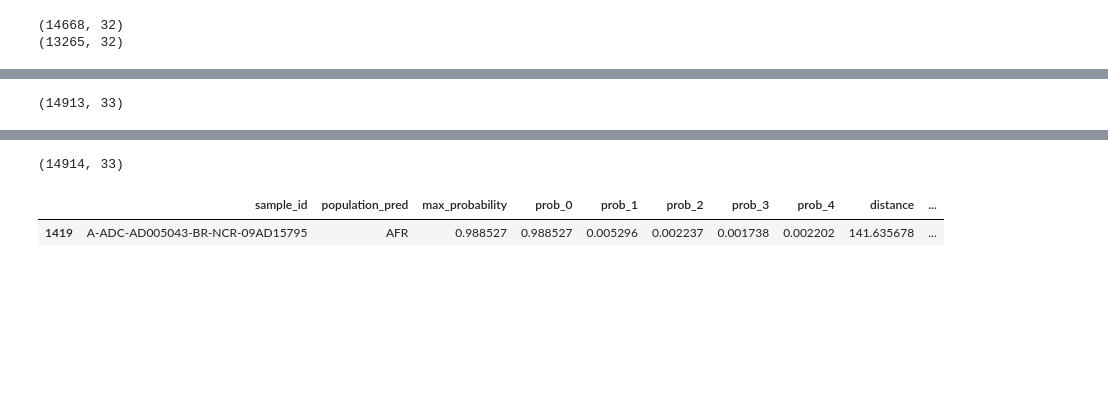
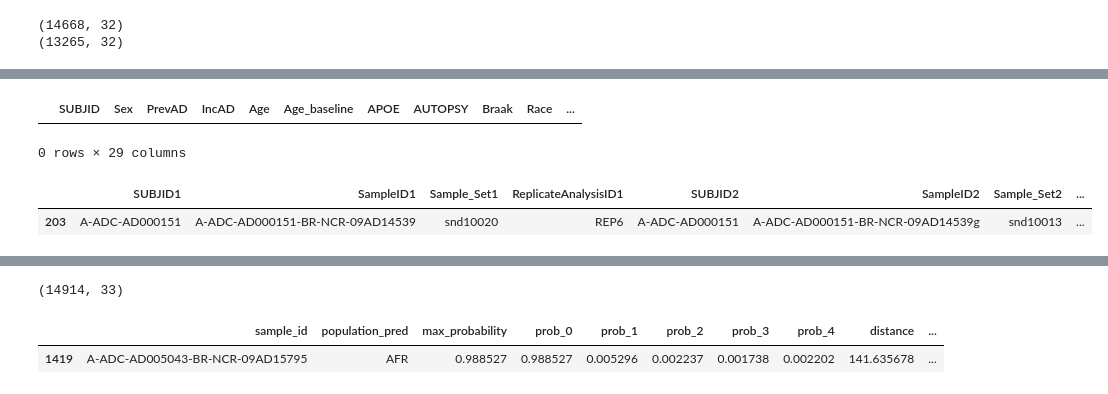
Before and after one commit to teresa-sansan/ADSP_polyfun, a Jupyter notebook: new_merge_phenotype_ancestry.ipynb, the cells around one changed output, grey strips where cells are left out. Cells and saved outputs as stored; diff of their text form; code cells hidden in the pictures; blank space fills up the shorter version.

```diff
--- a/new_merge_phenotype_ancestry.ipynb
+++ b/new_merge_phenotype_ancestry.ipynb
@@ -335,4 +326,11 @@ previous_pheno = pd.read_csv("/gpfs/commons/home/tlin/data/phenotype_0219.2021.t
-# %%
-ancestry_merge.shape
-# %% [output]
-(14913, 33)
+# %%
+test = phenotype2[phenotype2.SUBJID.isin(notfound)]
+test[~test.SUBJID.isin(drop_SUBJID)]
+# %% [output]
+|  | SUBJID | Sex | PrevAD | IncAD | Age | Age_baseline | APOE | AUTOPSY | Braak | Race | ... |
+0 rows × 29 columns
+# %%
+ADSP_duplicate[ADSP_duplicate.SUBJID1 == "A-ADC-AD000151"]
+# %% [output]
+|  | SUBJID1 | SampleID1 | Sample_Set1 | ReplicateAnalysisID1 | SUBJID2 | SampleID2 | Sample_Set2 | ... |
+| 203 | A-ADC-AD000151 | A-ADC-AD000151-BR-NCR-09AD14539 | snd10020 | REP6 | A-ADC-AD000151 | A-ADC-AD000151-BR-NCR-09AD14539g | snd10013 | ... |
```
Also changed, not shown: parts of 42 cells of this notebook, 1 other file.
